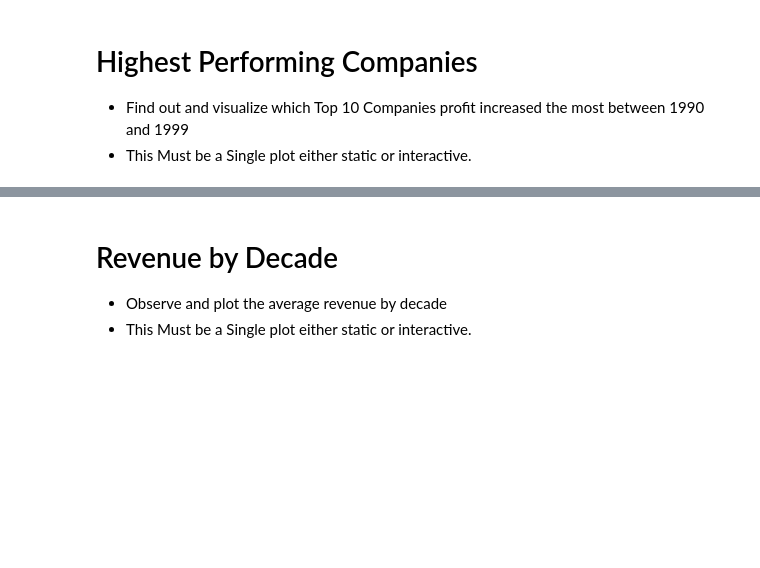
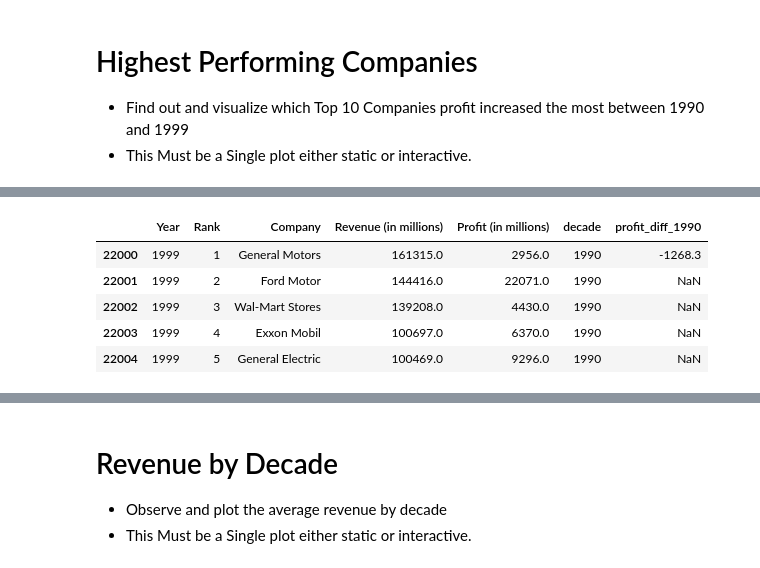
Before and after one commit to sean-halpin/data_vis, a Jupyter notebook: data_vis.ipynb, the cells around one changed output, grey strips where cells are left out. Saved outputs shown, nothing was run; the diff lists cells and outputs as text; code cells hidden in the pictures; blank space fills up the shorter version.

```diff
--- a/data_vis.ipynb
+++ b/data_vis.ipynb
@@ -256,0 +271,9 @@ between 1990 and 1999
+# %%
+df.loc[df['Year'] == 1999].head()
+# %% [output]
+|  | Year | Rank | Company | Revenue (in millions) | Profit (in millions) | decade | profit_diff_1990 |
+| 22000 | 1999 | 1 | General Motors | 161315.0 | 2956.0 | 1990 | -1268.3 |
+| 22001 | 1999 | 2 | Ford Motor | 144416.0 | 22071.0 | 1990 | NaN |
+| 22002 | 1999 | 3 | Wal-Mart Stores | 139208.0 | 4430.0 | 1990 | NaN |
+| 22003 | 1999 | 4 | Exxon Mobil | 100697.0 | 6370.0 | 1990 | NaN |
+| 22004 | 1999 | 5 | General Electric | 100469.0 | 9296.0 | 1990 | NaN |
```
Also changed, not shown: parts of 4 cells of this notebook.
